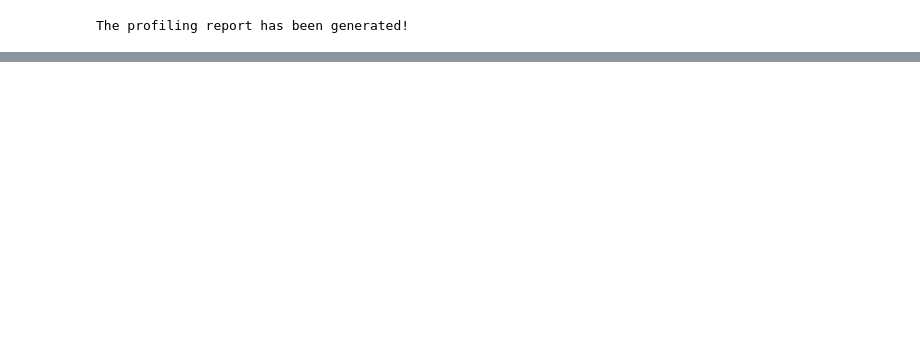
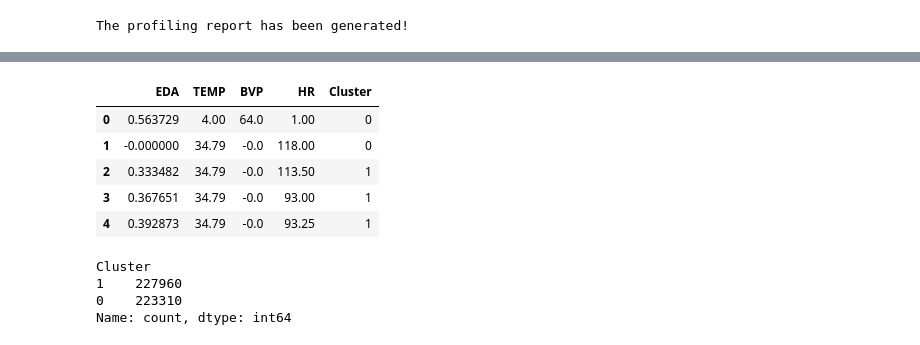
Before and after one commit to serpentile-c137/Stress-Prediction, a Jupyter notebook: EDA.ipynb, the cells around one changed output, grey strips where cells are left out. Saved outputs shown, nothing was run; the diff lists cells and outputs as text; code cells hidden in the pictures; blank space fills up the shorter version.

```diff
--- a/EDA.ipynb
+++ b/EDA.ipynb
@@ -177,0 +286,9 @@ The profiling report has been generated!
+# %%
+df.head()
+# %% [output]
+|  | EDA | TEMP | BVP | HR | Cluster |
+| 0 | 0.563729 | 4.00 | 64.0 | 1.00 | 0 |
+| 1 | -0.000000 | 34.79 | -0.0 | 118.00 | 0 |
+| 2 | 0.333482 | 34.79 | -0.0 | 113.50 | 1 |
+| 3 | 0.367651 | 34.79 | -0.0 | 93.00 | 1 |
+| 4 | 0.392873 | 34.79 | -0.0 | 93.25 | 1 |
@@ -177,0 +297,9 @@ The profiling report has been generated!
+# %%
+
+# Check cluster sizes
+print(df['Cluster'].value_counts())
+# %% [output]
+Cluster
+1    227960
+0    223310
+Name: count, dtype: int64
```
Also changed, not shown: parts of 8 cells of this notebook, 2 other files.
